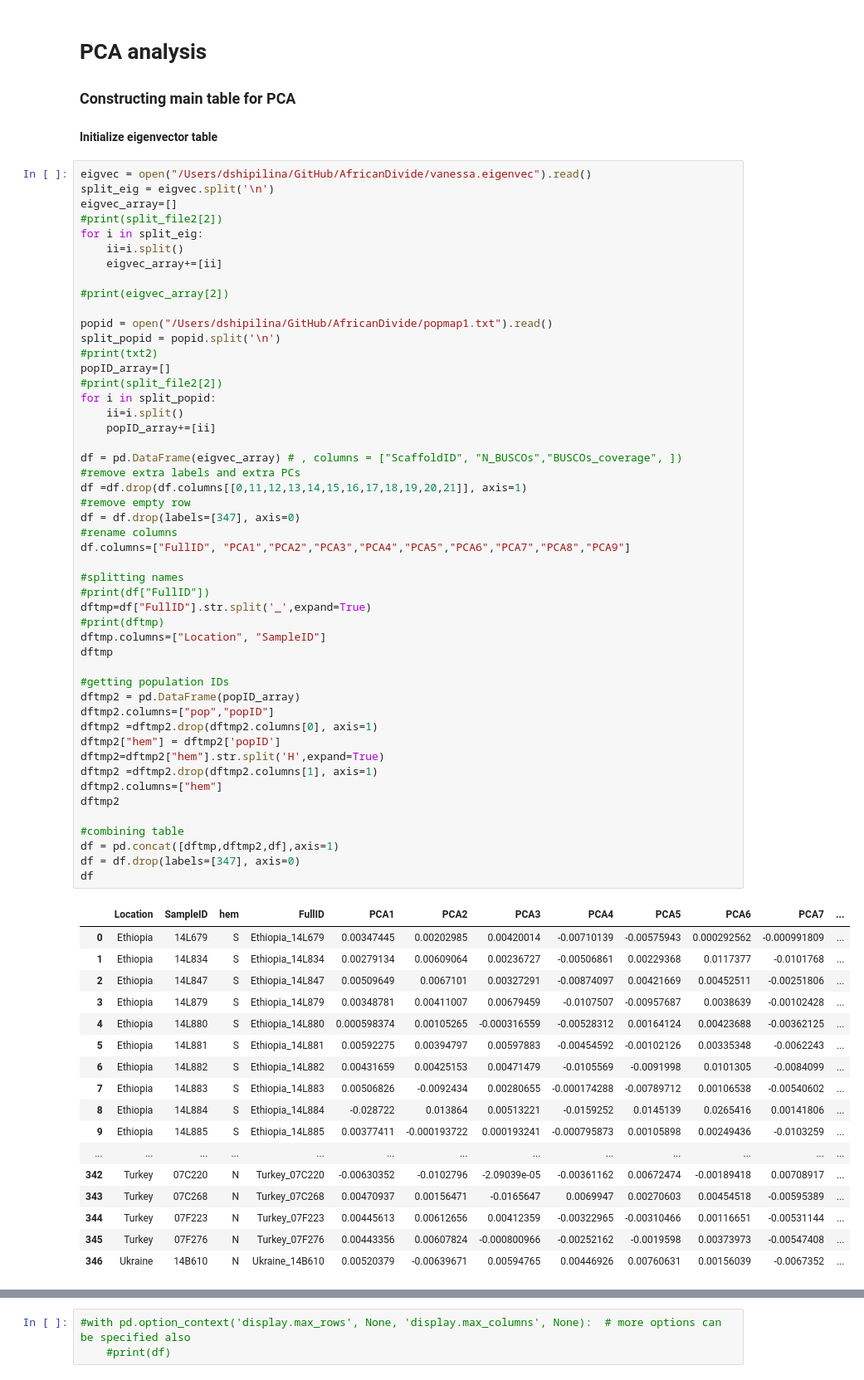
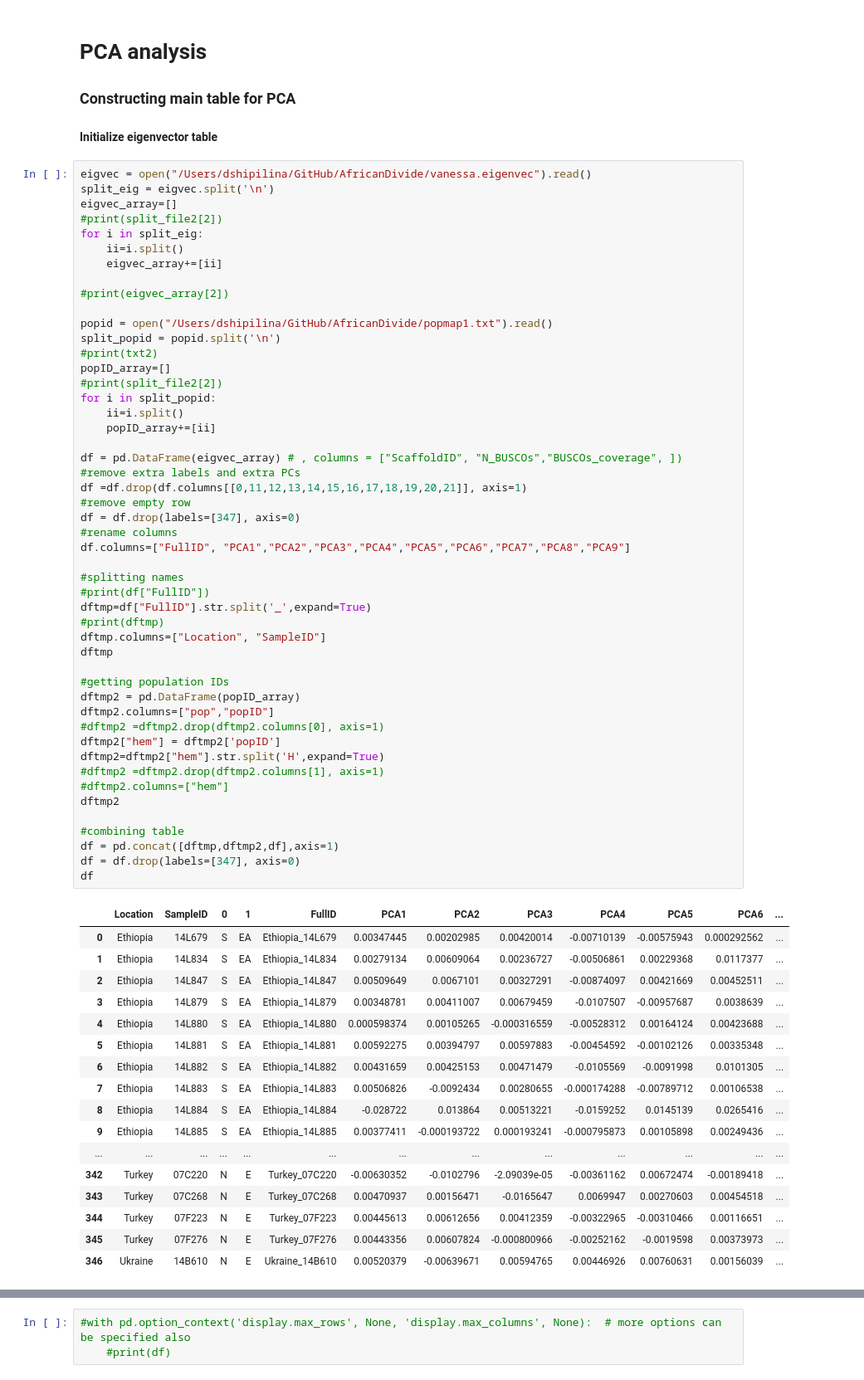
Before and after one commit to DaSh-bash/AfricanDivide, a Jupyter notebook: AfricanDivideAnalysis.ipynb, the cells around one changed output, grey strips where cells are left out. Shown at 83% size. Cells and saved outputs as stored; diff of their text form.

```diff
--- a/AfricanDivideAnalysis.ipynb
+++ b/AfricanDivideAnalysis.ipynb
@@ -42,50 +42,50 @@ for i in split_popid:
     ii=i.split()
     popID_array+=[ii]
 
 df = pd.DataFrame(eigvec_array) # , columns = ["ScaffoldID", "N_BUSCOs","BUSCOs_coverage", ])
 #remove extra labels and extra PCs
 df =df.drop(df.columns[[0,11,12,13,14,15,16,17,18,19,20,21]], axis=1)
 #remove empty row
 df = df.drop(labels=[347], axis=0)
 #rename columns
 df.columns=["FullID", "PCA1","PCA2","PCA3","PCA4","PCA5","PCA6","PCA7","PCA8","PCA9"]
 
 #splitting names
 #print(df["FullID"])
 dftmp=df["FullID"].str.split('_',expand=True)
 #print(dftmp)
 dftmp.columns=["Location", "SampleID"]
 dftmp
 
 #getting population IDs
 dftmp2 = pd.DataFrame(popID_array)
 dftmp2.columns=["pop","popID"]
-dftmp2 =dftmp2.drop(dftmp2.columns[0], axis=1)
+#dftmp2 =dftmp2.drop(dftmp2.columns[0], axis=1)
 dftmp2["hem"] = dftmp2['popID']
 dftmp2=dftmp2["hem"].str.split('H',expand=True)
-dftmp2 =dftmp2.drop(dftmp2.columns[1], axis=1)
-dftmp2.columns=["hem"]
+#dftmp2 =dftmp2.drop(dftmp2.columns[1], axis=1)
+#dftmp2.columns=["hem"]
 dftmp2
 
 #combining table
 df = pd.concat([dftmp,dftmp2,df],axis=1)
 df = df.drop(labels=[347], axis=0)
 df
 # %% [output]
-|  | Location | SampleID | hem | FullID | PCA1 | PCA2 | PCA3 | PCA4 | PCA5 | PCA6 | PCA7 | ... |
-| 0 | Ethiopia | 14L679 | S | Ethiopia_14L679 | 0.00347445 | 0.00202985 | 0.00420014 | -0.00710139 | -0.00575943 | 0.000292562 | -0.000991809 | ... |
-| 1 | Ethiopia | 14L834 | S | Ethiopia_14L834 | 0.00279134 | 0.00609064 | 0.00236727 | -0.00506861 | 0.00229368 | 0.0117377 | -0.0101768 | ... |
-| 2 | Ethiopia | 14L847 | S | Ethiopia_14L847 | 0.00509649 | 0.0067101 | 0.00327291 | -0.00874097 | 0.00421669 | 0.00452511 | -0.00251806 | ... |
-| 3 | Ethiopia | 14L879 | S | Ethiopia_14L879 | 0.00348781 | 0.00411007 | 0.00679459 | -0.0107507 | -0.00957687 | 0.0038639 | -0.00102428 | ... |
-| 4 | Ethiopia | 14L880 | S | Ethiopia_14L880 | 0.000598374 | 0.00105265 | -0.000316559 | -0.00528312 | 0.00164124 | 0.00423688 | -0.00362125 | ... |
-| 5 | Ethiopia | 14L881 | S | Ethiopia_14L881 | 0.00592275 | 0.00394797 | 0.00597883 | -0.00454592 | -0.00102126 | 0.00335348 | -0.0062243 | ... |
-| 6 | Ethiopia | 14L882 | S | Ethiopia_14L882 | 0.00431659 | 0.00425153 | 0.00471479 | -0.0105569 | -0.0091998 | 0.0101305 | -0.0084099 | ... |
-| 7 | Ethiopia | 14L883 | S | Ethiopia_14L883 | 0.00506826 | -0.0092434 | 0.00280655 | -0.000174288 | -0.00789712 | 0.00106538 | -0.00540602 | ... |
-| 8 | Ethiopia | 14L884 | S | Ethiopia_14L884 | -0.028722 | 0.013864 | 0.00513221 | -0.0159252 | 0.0145139 | 0.0265416 | 0.00141806 | ... |
-| 9 | Ethiopia | 14L885 | S | Ethiopia_14L885 | 0.00377411 | -0.000193722 | 0.000193241 | -0.000795873 | 0.00105898 | 0.00249436 | -0.0103259 | ... |
+|  | Location | SampleID | 0 | 1 | FullID | PCA1 | PCA2 | PCA3 | PCA4 | PCA5 | PCA6 | ... |
+| 0 | Ethiopia | 14L679 | S | EA | Ethiopia_14L679 | 0.00347445 | 0.00202985 | 0.00420014 | -0.00710139 | -0.00575943 | 0.000292562 | ... |
+| 1 | Ethiopia | 14L834 | S | EA | Ethiopia_14L834 | 0.00279134 | 0.00609064 | 0.00236727 | -0.00506861 | 0.00229368 | 0.0117377 | ... |
+| 2 | Ethiopia | 14L847 | S | EA | Ethiopia_14L847 | 0.00509649 | 0.0067101 | 0.00327291 | -0.00874097 | 0.00421669 | 0.00452511 | ... |
+| 3 | Ethiopia | 14L879 | S | EA | Ethiopia_14L879 | 0.00348781 | 0.00411007 | 0.00679459 | -0.0107507 | -0.00957687 | 0.0038639 | ... |
+| 4 | Ethiopia | 14L880 | S | EA | Ethiopia_14L880 | 0.000598374 | 0.00105265 | -0.000316559 | -0.00528312 | 0.00164124 | 0.00423688 | ... |
+| 5 | Ethiopia | 14L881 | S | EA | Ethiopia_14L881 | 0.00592275 | 0.00394797 | 0.00597883 | -0.00454592 | -0.00102126 | 0.00335348 | ... |
+| 6 | Ethiopia | 14L882 | S | EA | Ethiopia_14L882 | 0.00431659 | 0.00425153 | 0.00471479 | -0.0105569 | -0.0091998 | 0.0101305 | ... |
+| 7 | Ethiopia | 14L883 | S | EA | Ethiopia_14L883 | 0.00506826 | -0.0092434 | 0.00280655 | -0.000174288 | -0.00789712 | 0.00106538 | ... |
+| 8 | Ethiopia | 14L884 | S | EA | Ethiopia_14L884 | -0.028722 | 0.013864 | 0.00513221 | -0.0159252 | 0.0145139 | 0.0265416 | ... |
+| 9 | Ethiopia | 14L885 | S | EA | Ethiopia_14L885 | 0.00377411 | -0.000193722 | 0.000193241 | -0.000795873 | 0.00105898 | 0.00249436 | ... |
 | ... | ... | ... | ... | ... | ... | ... | ... | ... | ... | ... | ... | ... |
-| 342 | Turkey | 07C220 | N | Turkey_07C220 | -0.00630352 | -0.0102796 | -2.09039e-05 | -0.00361162 | 0.00672474 | -0.00189418 | 0.00708917 | ... |
-| 343 | Turkey | 07C268 | N | Turkey_07C268 | 0.00470937 | 0.00156471 | -0.0165647 | 0.0069947 | 0.00270603 | 0.00454518 | -0.00595389 | ... |
-| 344 | Turkey | 07F223 | N | Turkey_07F223 | 0.00445613 | 0.00612656 | 0.00412359 | -0.00322965 | -0.00310466 | 0.00116651 | -0.00531144 | ... |
-| 345 | Turkey | 07F276 | N | Turkey_07F276 | 0.00443356 | 0.00607824 | -0.000800966 | -0.00252162 | -0.0019598 | 0.00373973 | -0.00547408 | ... |
-| 346 | Ukraine | 14B610 | N | Ukraine_14B610 | 0.00520379 | -0.00639671 | 0.00594765 | 0.00446926 | 0.00760631 | 0.00156039 | -0.0067352 | ... |
+| 342 | Turkey | 07C220 | N | E | Turkey_07C220 | -0.00630352 | -0.0102796 | -2.09039e-05 | -0.00361162 | 0.00672474 | -0.00189418 | ... |
+| 343 | Turkey | 07C268 | N | E | Turkey_07C268 | 0.00470937 | 0.00156471 | -0.0165647 | 0.0069947 | 0.00270603 | 0.00454518 | ... |
+| 344 | Turkey | 07F223 | N | E | Turkey_07F223 | 0.00445613 | 0.00612656 | 0.00412359 | -0.00322965 | -0.00310466 | 0.00116651 | ... |
+| 345 | Turkey | 07F276 | N | E | Turkey_07F276 | 0.00443356 | 0.00607824 | -0.000800966 | -0.00252162 | -0.0019598 | 0.00373973 | ... |
+| 346 | Ukraine | 14B610 | N | E | Ukraine_14B610 | 0.00520379 | -0.00639671 | 0.00594765 | 0.00446926 | 0.00760631 | 0.00156039 | ... |
```
Also changed, not shown: parts of 2 cells of this notebook, 1 other file.
